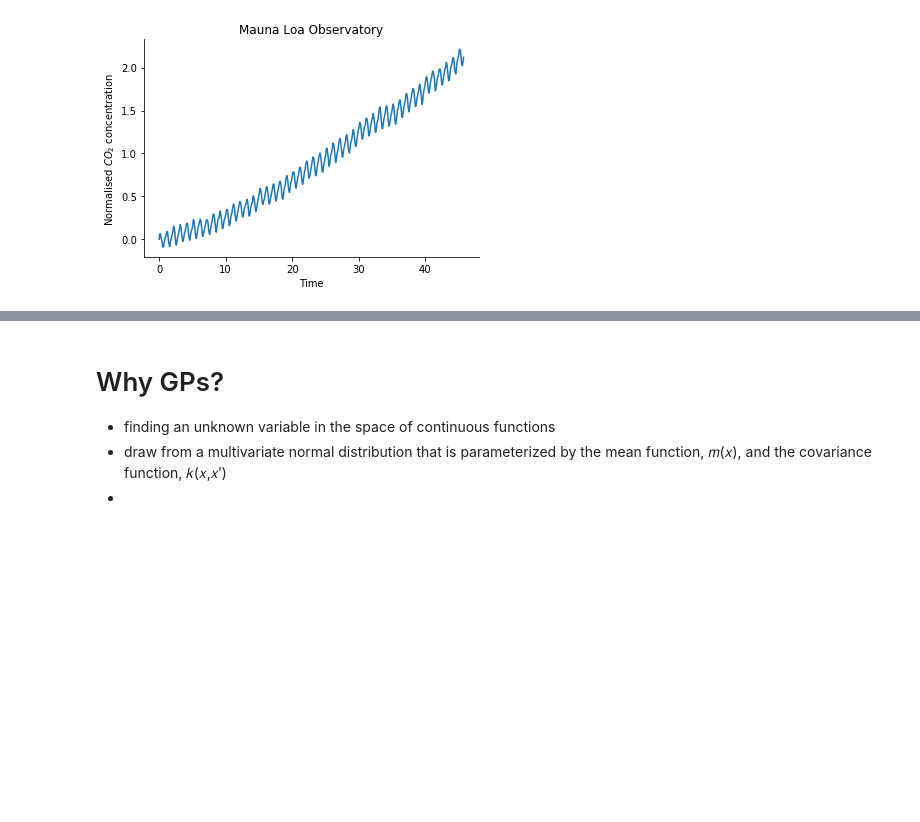
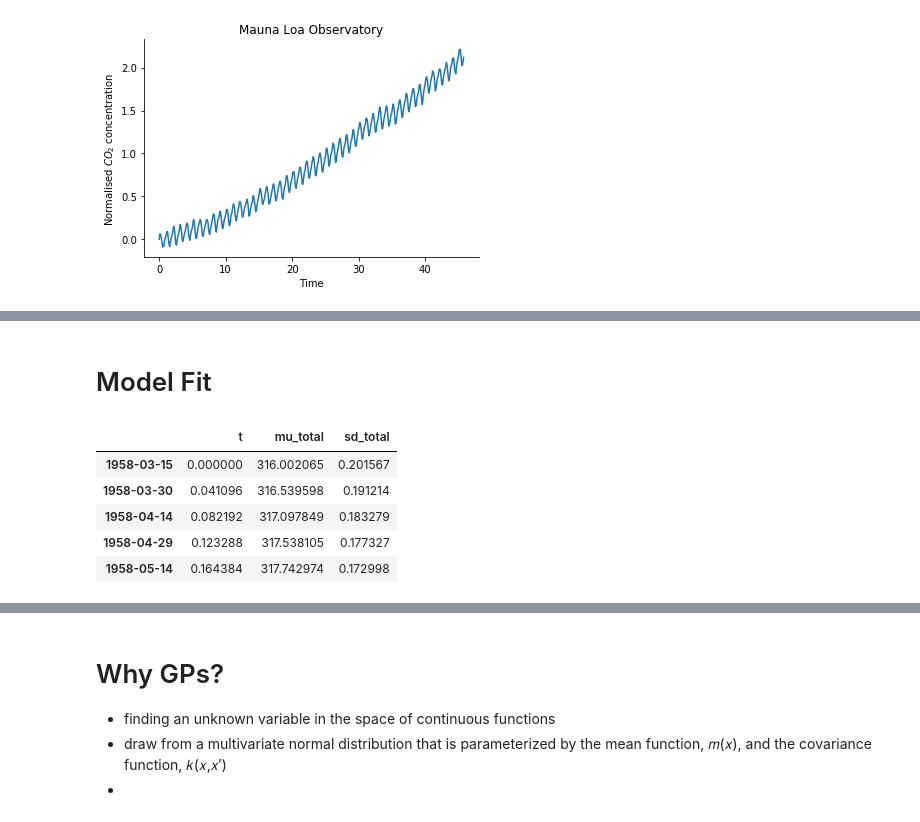
Before and after one commit to tommylees112/gp_drought, a Jupyter notebook: notebooks/02_tl_PYMC_GP.ipynb, the cells around one changed output, grey strips where cells are left out. Saved outputs shown, nothing was run; the diff lists cells and outputs as text; code cells hidden in the pictures; blank space fills up the shorter version.

```diff
--- a/notebooks/02_tl_PYMC_GP.ipynb
+++ b/notebooks/02_tl_PYMC_GP.ipynb
@@ -312,0 +344,2 @@ mp
+# %% [markdown]
+# Model Fit
@@ -312,0 +359,15 @@ mp
+# %%
+# make dataframe to store fit results
+fit = pd.DataFrame({"t": tnew.flatten(),
+                    "mu_total": mean_pred,
+                    "sd_total": np.sqrt(var_pred)},
+                   index=dates)
+fit.shape
+fit.head()
+# %% [output]
+|  | t | mu_total | sd_total |
+| 1958-03-15 | 0.000000 | 316.002065 | 0.201567 |
+| 1958-03-30 | 0.041096 | 316.539598 | 0.191214 |
+| 1958-04-14 | 0.082192 | 317.097849 | 0.183279 |
+| 1958-04-29 | 0.123288 | 317.538105 | 0.177327 |
+| 1958-05-14 | 0.164384 | 317.742974 | 0.172998 |
```
Also changed, not shown: parts of 14 cells of this notebook.
